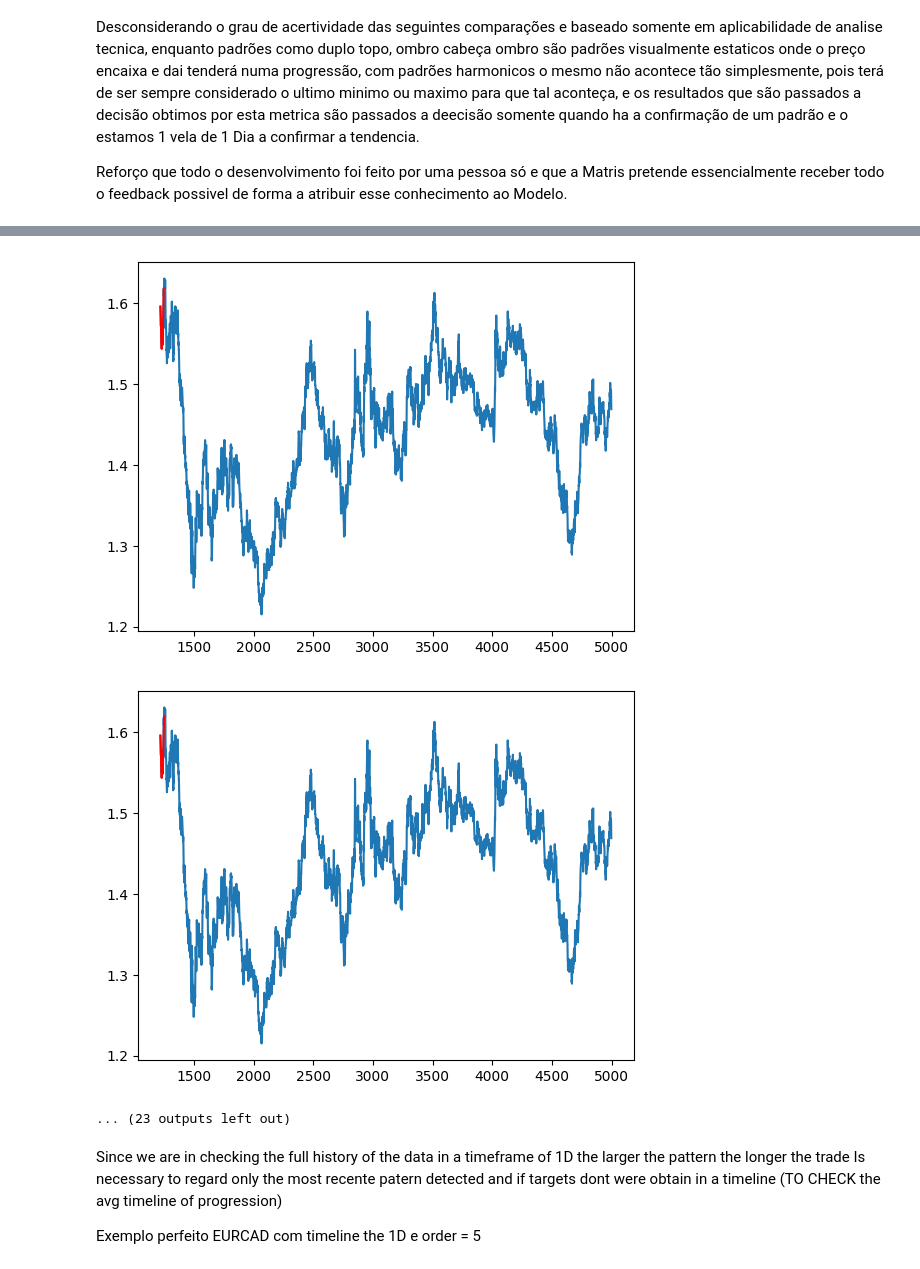
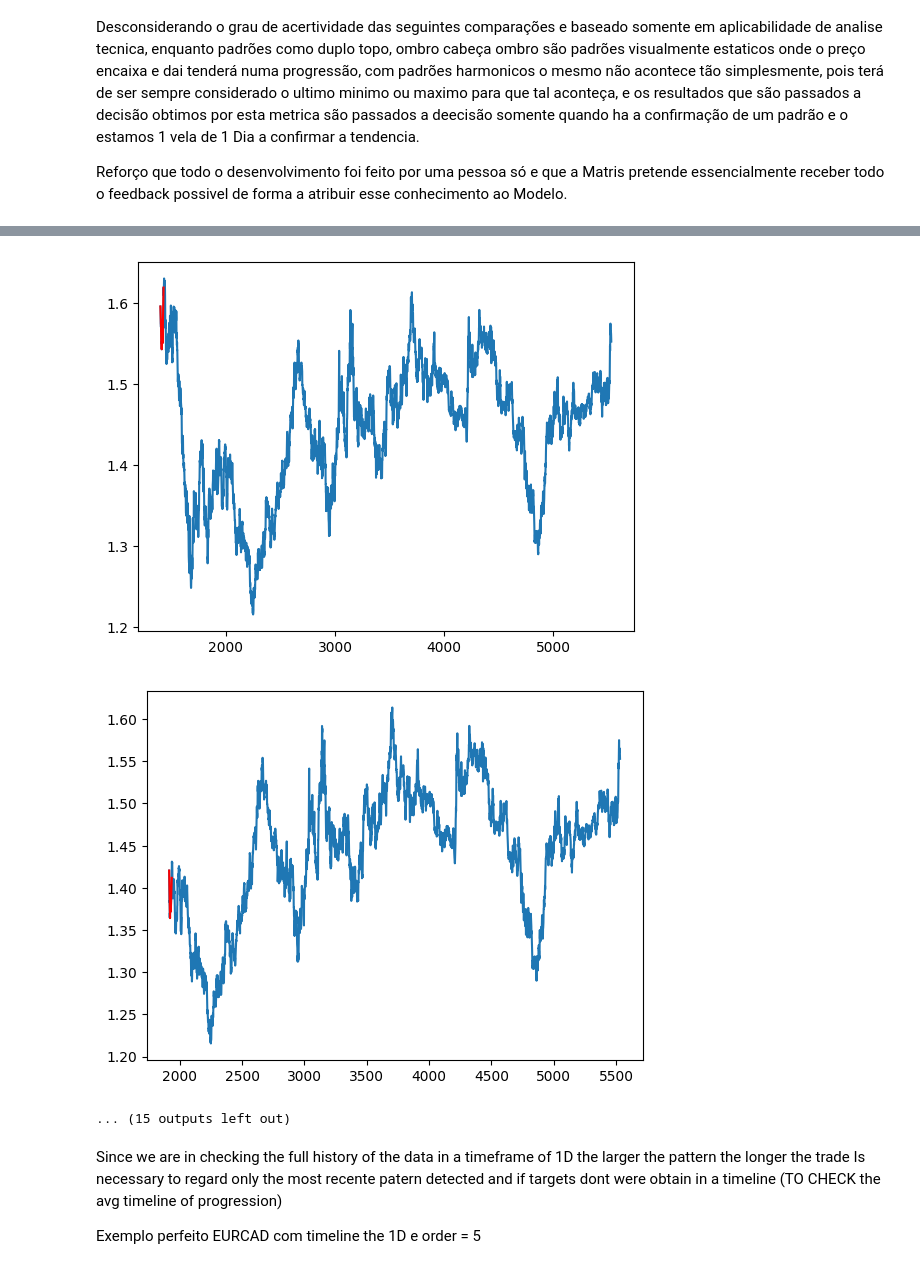
Before and after one commit to joaomalho/Taurus, a Jupyter notebook: ToDos/harmonic_patterns.ipynb, the cells around one changed output, grey strips where cells are left out. Drawn from its saved outputs; the diff is of its cells as text; code cells hidden in the pictures.

Commit message:
Harmonic P detection study.

```diff
--- a/ToDos/harmonic_patterns.ipynb
+++ b/ToDos/harmonic_patterns.ipynb
@@ -39,3 +29,28 @@ data['time'] = data['time'].apply(unix_to_datetime)
+# %%
+def get_data_history(symbol : str, period : str, interval : str, start = '1900-01-01', end = datetime.now(), prepost : bool = True):
+        '''
+        Data collection from yahoo
+
+        Parameters:
+        period : str
+            Valid periods: 1d,5d,1mo,3mo,6mo,1y,2y,5y,10y,ytd,max Either Use period parameter or use start and end
+        interval : str
+            Valid intervals: 1m,2m,5m,15m,30m,60m,90m,1h,1d,5d,1wk,1mo,3mo Intraday data cannot extend last 60 days
+        start: str
+            Download start date string (YYYY-MM-DD) or _datetime, inclusive. Default is 1900-01-01 E.g. for start="2020-01-01", the first data point will be on "2020-01-01"
+        end: str
+            Download end date string (YYYY-MM-DD) or _datetime, exclusive. Default is now E.g. for end="2023-01-01", the last data point will be on "2022-12-31"
+        prepost : bool
+            Include Pre and Post market data in results? Default is False
+        '''
+        yahoo_data_history = yf.Ticker(symbol).history(period=period, interval=interval, start=start, end=end, prepost=prepost)
+        yahoo_data_history.reset_index(inplace=True)
+
+        yahoo_data_history["Date"] = yahoo_data_history["Date"].dt.strftime("%Y-%m-%d %H:%M")
+
+        return yahoo_data_history
+
+data = get_data_history("EURCAD=X", period, interval)
 # %% [markdown]
 ___Harmonic Patterns___ são suvjetivos, são padrões que encaixam no comportamento historico de um preço e não onde o preço encaixa.
 É defenido por qualquer padrão predefinido cuja finalidade é fazer uma previsão.
@@ -97,8 +112,3 @@ def peak_detect(close, order=5):
     current_pat = close[current_idx]
 
     return current_idx, current_pat, start, end, idx
-# %%
-close = data.close
-current_idx, current_pat, start, end, idx = peak_detect(close.values)
-
-print('X :{}\nA :{}\nB :{}\nC :{}'.format(data.loc[4933], data.loc[4967], data.loc[4997], data.loc[4999]))
@@ -311,7 +303,7 @@ def get_crab_hp(moves, err_allowed):
         return np.NAN
 # %%
 # Dados de close
-close = data.close.copy()
+close = data.Close.copy()
 
 # varivael Margem de Erro de Detecção
 err_allowed = 10.0/100
@@ -386,6 +378,6 @@ else:
-[figure, old version]
+[figure, new version]
-[figure, old version]
+[figure, new version]
-... (23 outputs left out)
+... (15 outputs left out)
 # %% [markdown]
 Since we are in checking the full history of the data in a timeframe of 1D the larger the pattern the longer the trade
 Is necessary to regard only the most recente patern detected and if targets dont were obtain in a timeline (TO CHECK the avg timeline of progression)
```
Also changed, not shown: parts of 8 cells of this notebook, 1 other file.
